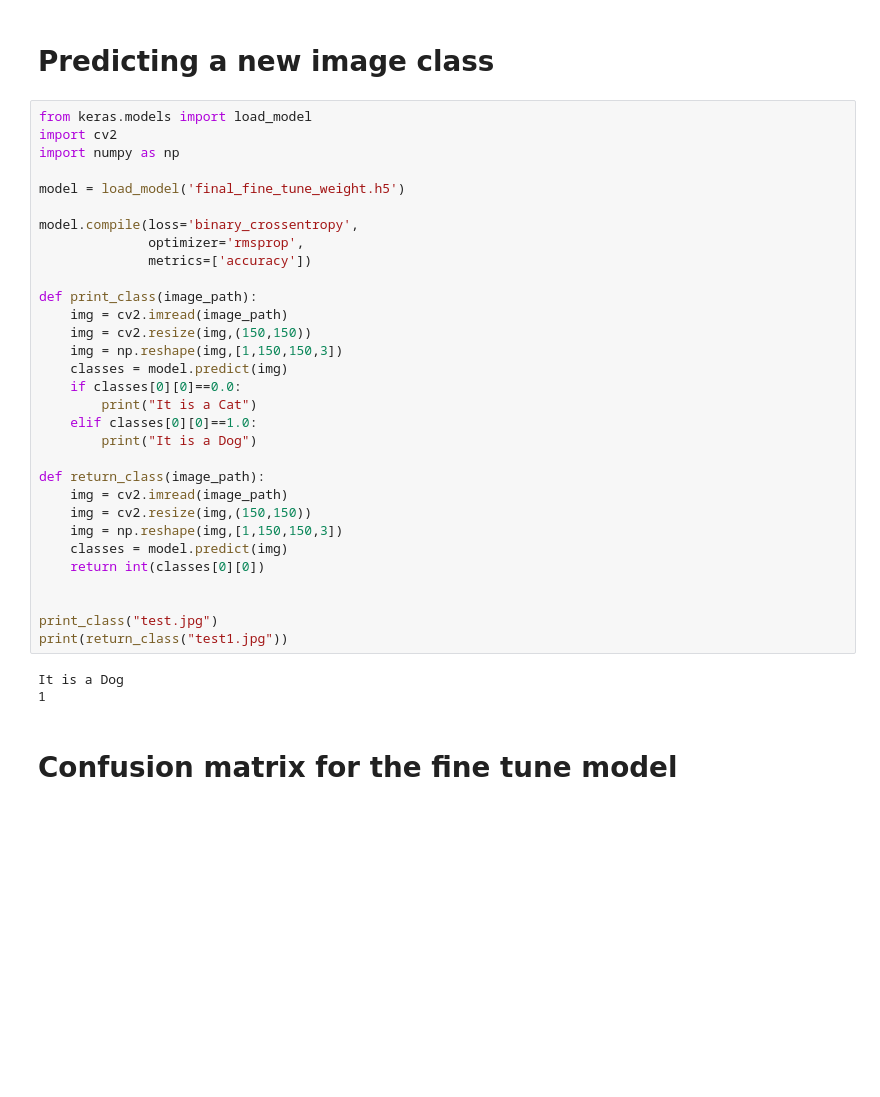
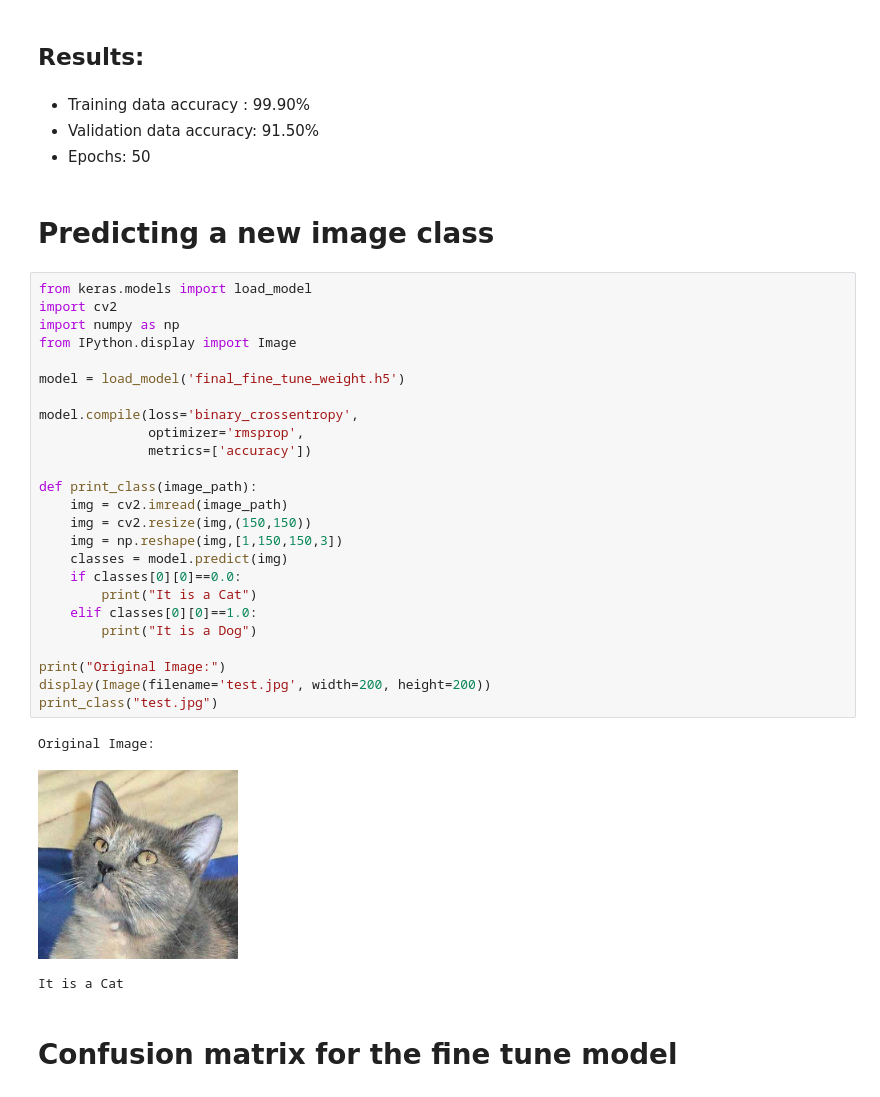
Before and after one commit to swapnanilsharma/Image-Classifier-using-CNN, a Jupyter notebook: Simple-Cat-Dog-classifier-in-Keras-using-CNN.ipynb, the cells around one changed output. Cells and saved outputs as stored; diff of their text form; blank space fills up the shorter version.

```diff
--- a/Simple-Cat-Dog-classifier-in-Keras-using-CNN.ipynb
+++ b/Simple-Cat-Dog-classifier-in-Keras-using-CNN.ipynb
@@ -374,42 +387,43 @@ Total params: 2,097,665
 Trainable params: 2,097,665
 Non-trainable params: 0
 _________________________________________________________________
+# %% [markdown]
+## Results:
+# %% [markdown]
+- Training data accuracy : 99.90%<br>
+- Validation data accuracy: 91.50%<br>
+- Epochs: 50
 # %% [markdown]
 # Predicting a new image class
 # %%
 from keras.models import load_model
 import cv2
 import numpy as np
+from IPython.display import Image
 
 model = load_model('final_fine_tune_weight.h5')
 
 model.compile(loss='binary_crossentropy',
               optimizer='rmsprop',
               metrics=['accuracy'])
 
 def print_class(image_path):
     img = cv2.imread(image_path)
     img = cv2.resize(img,(150,150))
     img = np.reshape(img,[1,150,150,3])
     classes = model.predict(img)
     if classes[0][0]==0.0:
         print("It is a Cat")
     elif classes[0][0]==1.0:
         print("It is a Dog")
 
-def return_class(image_path):
-    img = cv2.imread(image_path)
-    img = cv2.resize(img,(150,150))
-    img = np.reshape(img,[1,150,150,3])
-    classes = model.predict(img)
-    return int(classes[0][0])
-
-
+print("Original Image:")
+display(Image(filename='test.jpg', width=200, height=200))
 print_class("test.jpg")
-print(return_class("test1.jpg"))
 # %% [output]
-It is a Dog
-1
+Original Image:
+[figure, added]
+It is a Cat
 # %% [markdown]
 # Confusion matrix for the fine tune model
 # %%
```
Also changed, not shown: parts of 19 cells of this notebook, 4 other files.
